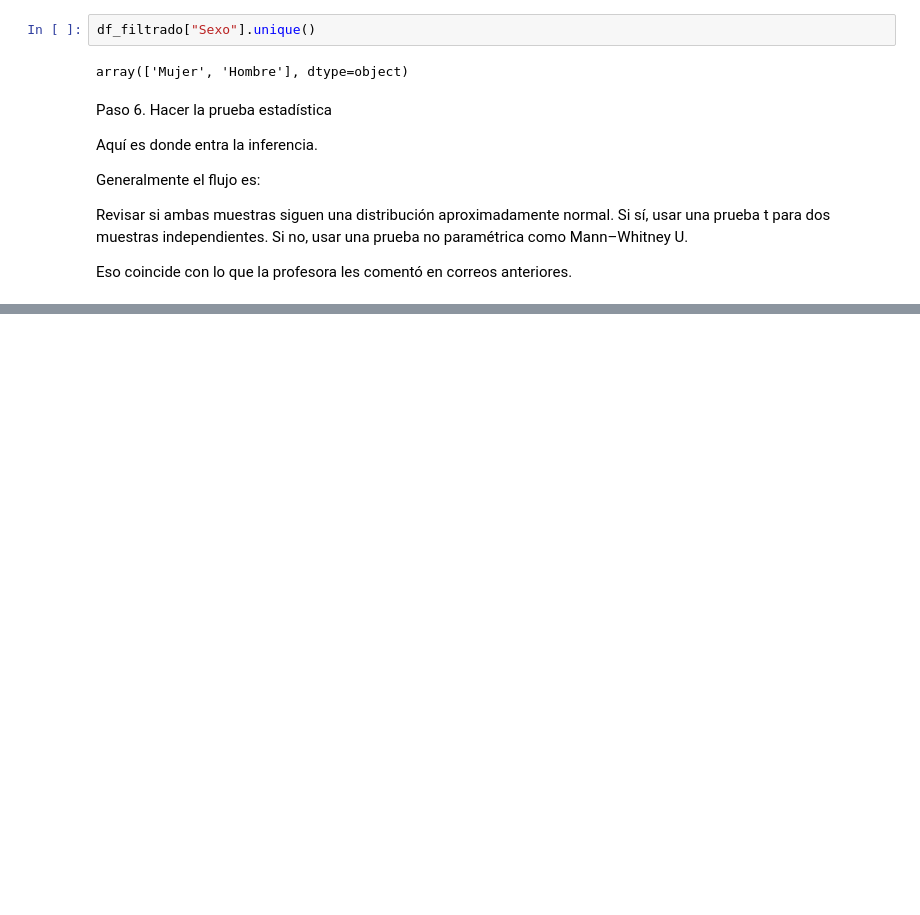
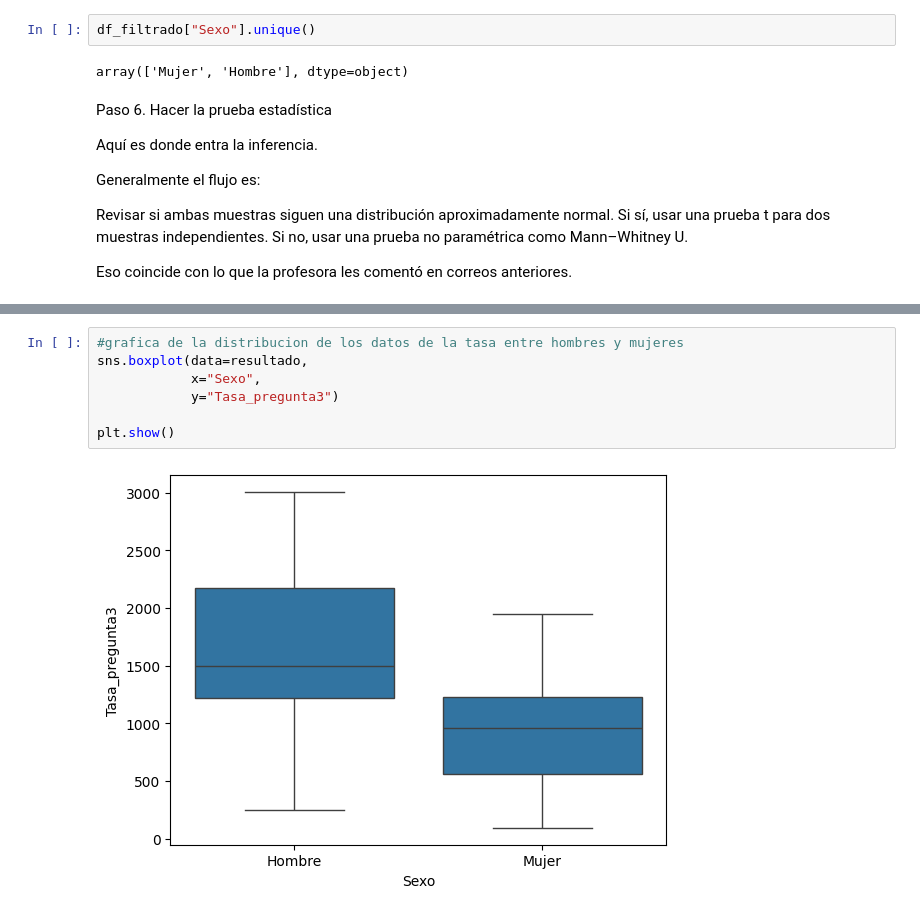
Before and after one commit to Mariel-Huerta-Esc/temas-selectos-bases-datos, a Jupyter notebook: proyecto/NUEVO.ipynb, the cells around one changed output, grey strips where cells are left out. Drawn from its saved outputs; the diff is of its cells as text; blank space fills up the shorter version.

Commit message:
según la primera pregunta

```diff
--- a/proyecto/NUEVO.ipynb
+++ b/proyecto/NUEVO.ipynb
@@ -164,0 +171,9 @@ Name: count, dtype: int64
+# %%
+#grafica de la distribucion de los datos de la tasa entre hombres y mujeres
+sns.boxplot(data=resultado,
+            x="Sexo",
+            y="Tasa_pregunta3")
+
+plt.show()
+# %% [output]
+[figure, added]
```
Also changed, not shown: parts of 22 cells of this notebook, 1 other file.
